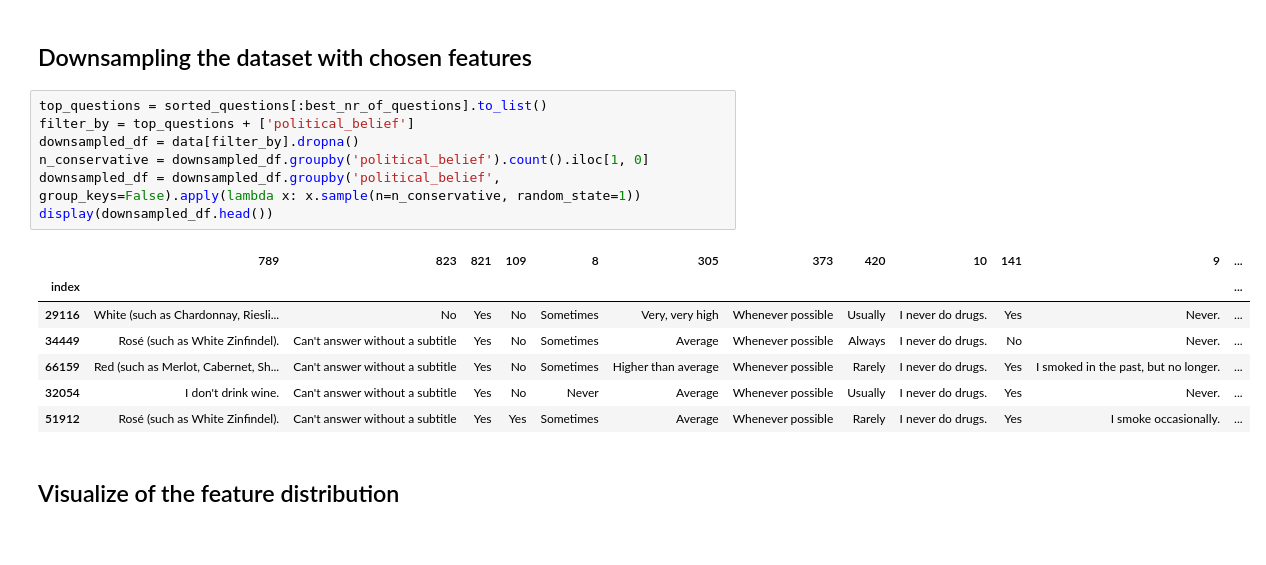
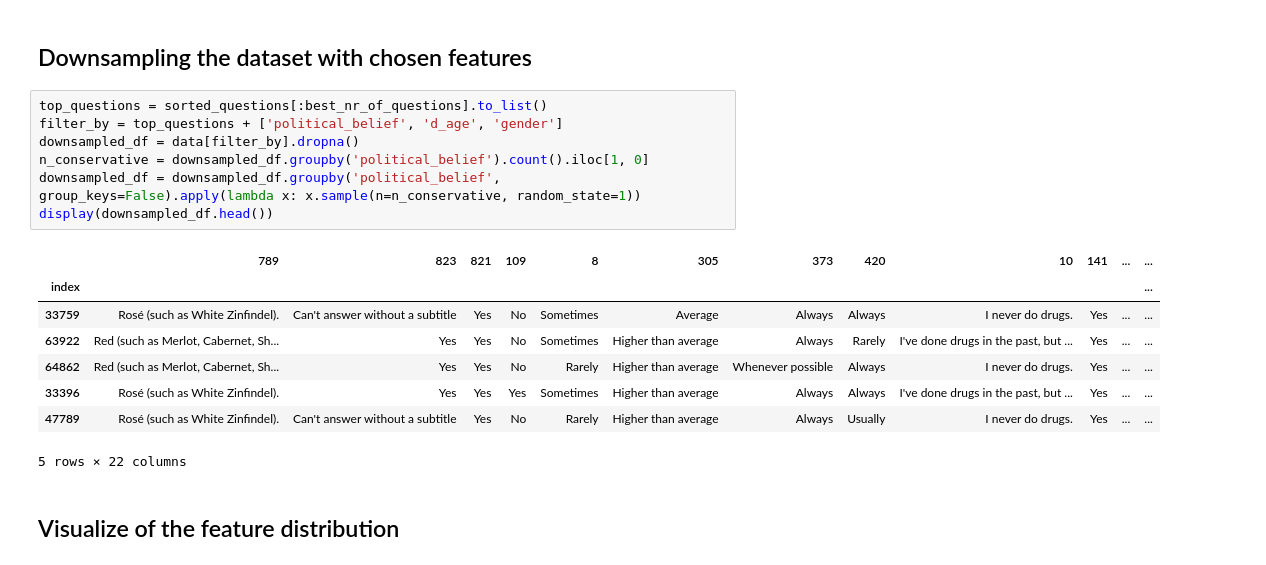
Before and after one commit to Anna53595/DatingLiteracy, a Jupyter notebook: data_analysis.ipynb, the cells around one changed output. Saved outputs shown, nothing was run; the diff lists cells and outputs as text.

```diff
--- a/data_analysis.ipynb
+++ b/data_analysis.ipynb
@@ -194,18 +196,19 @@ plt.show()
 ## Downsampling the dataset with chosen features
 # %%
 top_questions = sorted_questions[:best_nr_of_questions].to_list()
-filter_by = top_questions + ['political_belief']
+filter_by = top_questions + ['political_belief', 'd_age', 'gender']
 downsampled_df = data[filter_by].dropna()
 n_conservative = downsampled_df.groupby('political_belief').count().iloc[1, 0]
 downsampled_df = downsampled_df.groupby('political_belief', group_keys=False).apply(lambda x: x.sample(n=n_conservative, random_state=1))
 display(downsampled_df.head())
 # %% [output]
-|  | 789 | 823 | 821 | 109 | 8 | 305 | 373 | 420 | 10 | 141 | 9 | ... |
+|  | 789 | 823 | 821 | 109 | 8 | 305 | 373 | 420 | 10 | 141 | ... | ... |
 | index |  |  |  |  |  |  |  |  |  |  |  | ... |
-| 29116 | White (such as Chardonnay, Riesli... | No | Yes | No | Sometimes | Very, very high | Whenever possible | Usually | I never do drugs. | Yes | Never. | ... |
-| 34449 | Rosé (such as White Zinfindel). | Can't answer without a subtitle | Yes | No | Sometimes | Average | Whenever possible | Always | I never do drugs. | No | Never. | ... |
-| 66159 | Red (such as Merlot, Cabernet, Sh... | Can't answer without a subtitle | Yes | No | Sometimes | Higher than average | Whenever possible | Rarely | I never do drugs. | Yes | I smoked in the past, but no longer. | ... |
-| 32054 | I don't drink wine. | Can't answer without a subtitle | Yes | No | Never | Average | Whenever possible | Usually | I never do drugs. | Yes | Never. | ... |
-| 51912 | Rosé (such as White Zinfindel). | Can't answer without a subtitle | Yes | Yes | Sometimes | Average | Whenever possible | Rarely | I never do drugs. | Yes | I smoke occasionally. | ... |
+| 33759 | Rosé (such as White Zinfindel). | Can't answer without a subtitle | Yes | No | Sometimes | Average | Always | Always | I never do drugs. | Yes | ... | ... |
+| 63922 | Red (such as Merlot, Cabernet, Sh... | Yes | Yes | No | Sometimes | Higher than average | Always | Rarely | I've done drugs in the past, but ... | Yes | ... | ... |
+| 64862 | Red (such as Merlot, Cabernet, Sh... | Yes | Yes | No | Rarely | Higher than average | Whenever possible | Always | I never do drugs. | Yes | ... | ... |
+| 33396 | Rosé (such as White Zinfindel). | Yes | Yes | Yes | Sometimes | Higher than average | Always | Always | I've done drugs in the past, but ... | Yes | ... | ... |
+| 47789 | Rosé (such as White Zinfindel). | Can't answer without a subtitle | Yes | No | Rarely | Higher than average | Always | Usually | I never do drugs. | Yes | ... | ... |
+5 rows × 22 columns
 # %% [markdown]
 ## Visualize of the feature distribution
```
Also changed, not shown: parts of 6 cells of this notebook.
